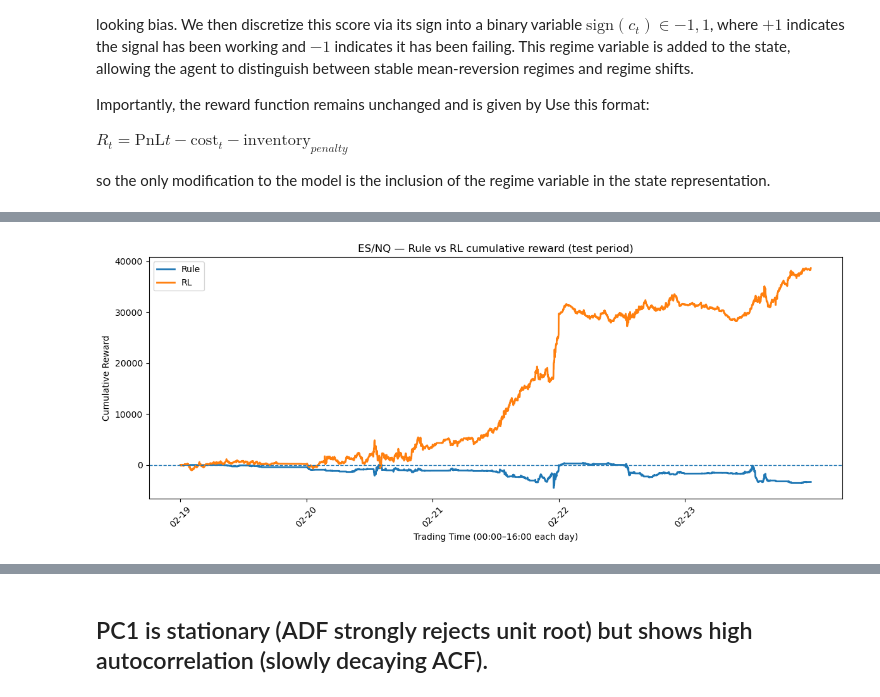
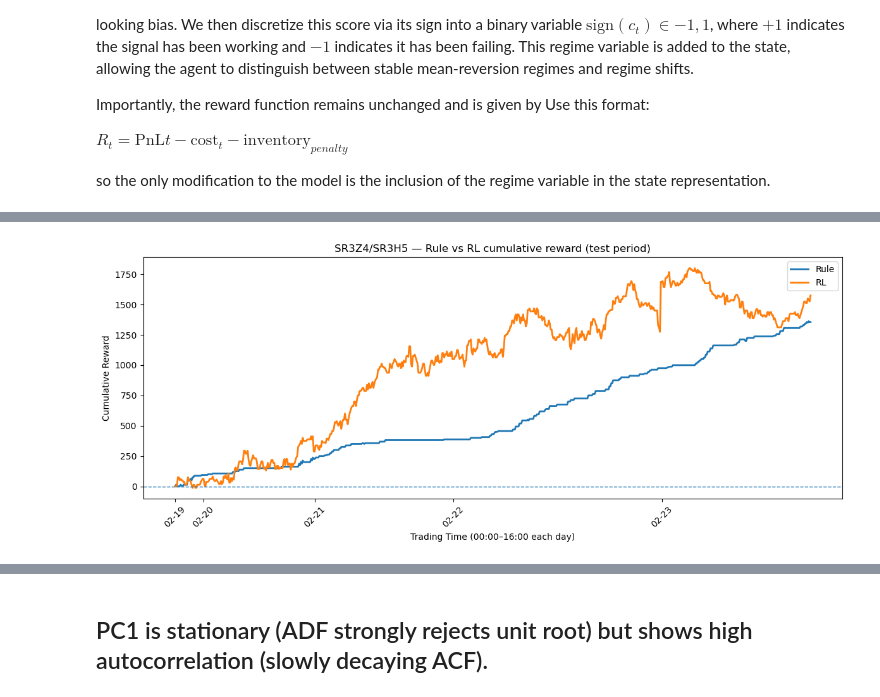
Before and after one commit to Cerinayao/RLHFT, a Jupyter notebook: notebooks/exploration.ipynb, the cells around one changed output, grey strips where cells are left out. Cells and saved outputs as stored; diff of their text form; code cells hidden in the pictures.

```diff
--- a/notebooks/exploration.ipynb
+++ b/notebooks/exploration.ipynb
@@ -1051,12 +1104,12 @@ sym_active, df_mid_all, df_state_all = run_multiday_pipeline_concat(
     start_date="2024-02-05",
     end_date="2024-02-23",
     date_active="2024.02.05",
-    insts=("ES", "NQ"),
+    insts=("SR3",),
 )
 
 df_2 = build_discrete_2asset_input(
     df_state_all,
-    col_a="ESH4",
-    col_b="NQH4",
+    col_a="SR3Z4",
+    col_b="SR3H5",
 )
 # %% [output]
@@ -1068,13 +1123,13 @@ Required columns used for signal: ['ESH4', 'NQH4']
 # %%
 out_rule_2 = run_rule_2asset_discrete(
     df_2,
-    col_a="ESH4",
-    col_b="NQH4",
-    mult_a=50.0,
-    mult_b=20.0,
+    col_a="SR3Z4",
+    col_b="SR3H5",
+    mult_a=2500.0,
+    mult_b=2500.0,
 )
 
-scale = 100.0  # raw prices are stored in x100 units
+scale = 100
 
 out_rule_2["reward"] = out_rule_2["reward"] / scale
 out_rule_2["cum"] = out_rule_2["cum"] / scale
@@ -1431,33 +1530,70 @@ train_end = "2024-02-18"
 
 rule_cum = out_rule_2["cum"]
 rl_cum   = out_rl_2["test_cum_pnl"]
 
 # restrict rule to the test period and re-zero so both start at 0
 rule_test = rule_cum[rule_cum.index > pd.Timestamp(train_end)].copy()
 rule_test = rule_test - rule_test.iloc[0]
 rl_test   = rl_cum - rl_cum.iloc[0]
 
 # trading-time x-axis so overnight gaps don't stretch the plot
 aligned = pd.concat(
     [rule_test.rename("Rule"), rl_test.rename("RL")], axis=1
 ).dropna(how="all")
 
 x = np.arange(len(aligned))
 dates = aligned.index.normalize()
 unique_dates, first_pos = np.unique(dates.values, return_index=True)
 unique_dates = pd.to_datetime(unique_dates)
 
 plt.figure(figsize=(12, 5))
 plt.plot(x, aligned["Rule"].values, label="Rule", linewidth=2)
 plt.plot(x, aligned["RL"].values,   label="RL",   linewidth=2)
 plt.axhline(0, linestyle="--", linewidth=1)
 plt.xticks(first_pos, [d.strftime("%m-%d") for d in unique_dates], rotation=45)
 plt.xlabel("Trading Time (00:00–16:00 each day)")
 plt.ylabel("Cumulative Reward")
-plt.title("ES/NQ — Rule vs RL cumulative reward (test period)")
+plt.title("SR3Z4/SR3H5 — Rule vs RL cumulative reward (test period)")
 plt.legend()
 plt.tight_layout()
 plt.show()
+
+rule_pnl_test = out_rule_2["reward"][out_rule_2["reward"].index > pd.Timestamp(train_end)].copy()
+rl_pnl_test = out_rl_2["test_pnl"].copy()
+
+common_idx = rule_pnl_test.index.intersection(rl_pnl_test.index)
+rule_pnl_test = rule_pnl_test.loc[common_idx]
+rl_pnl_test = rl_pnl_test.loc[common_idx]
+
+comparison_summary = pd.DataFrame(
+    {
+        "Rule": {
+            "cum_pnl": rule_pnl_test.sum(),
+            "mean_pnl": rule_pnl_test.mean(),
+            "std_pnl": rule_pnl_test.std(),
+            "sharpe": (
+                np.sqrt(252) * rule_pnl_test.mean() / rule_pnl_test.std()
+                if len(rule_pnl_test) > 1 and rule_pnl_test.std() > 0
+                else np.nan
+            ),
+            "max_drawdown": (rule_pnl_test.cumsum() - rule_pnl_test.cumsum().cummax()).min(),
+        },
+        "RL": {
+            "cum_pnl": rl_pnl_test.sum(),
+            "mean_pnl": rl_pnl_test.mean(),
+            "std_pnl": rl_pnl_test.std(),
+            "sharpe": (
+                np.sqrt(252) * rl_pnl_test.mean() / rl_pnl_test.std()
+                if len(rl_pnl_test) > 1 and rl_pnl_test.std() > 0
+                else np.nan
+            ),
+            "max_drawdown": (rl_pnl_test.cumsum() - rl_pnl_test.cumsum().cummax()).min(),
+        },
+    }
+)
+
+print("\nRule vs RL summary:")
+display(comparison_summary)
 # %% [output]
-[figure, old version]
+[figure, new version]
 # %%
```
Also changed, not shown: parts of 17 cells of this notebook, 18 other files.
